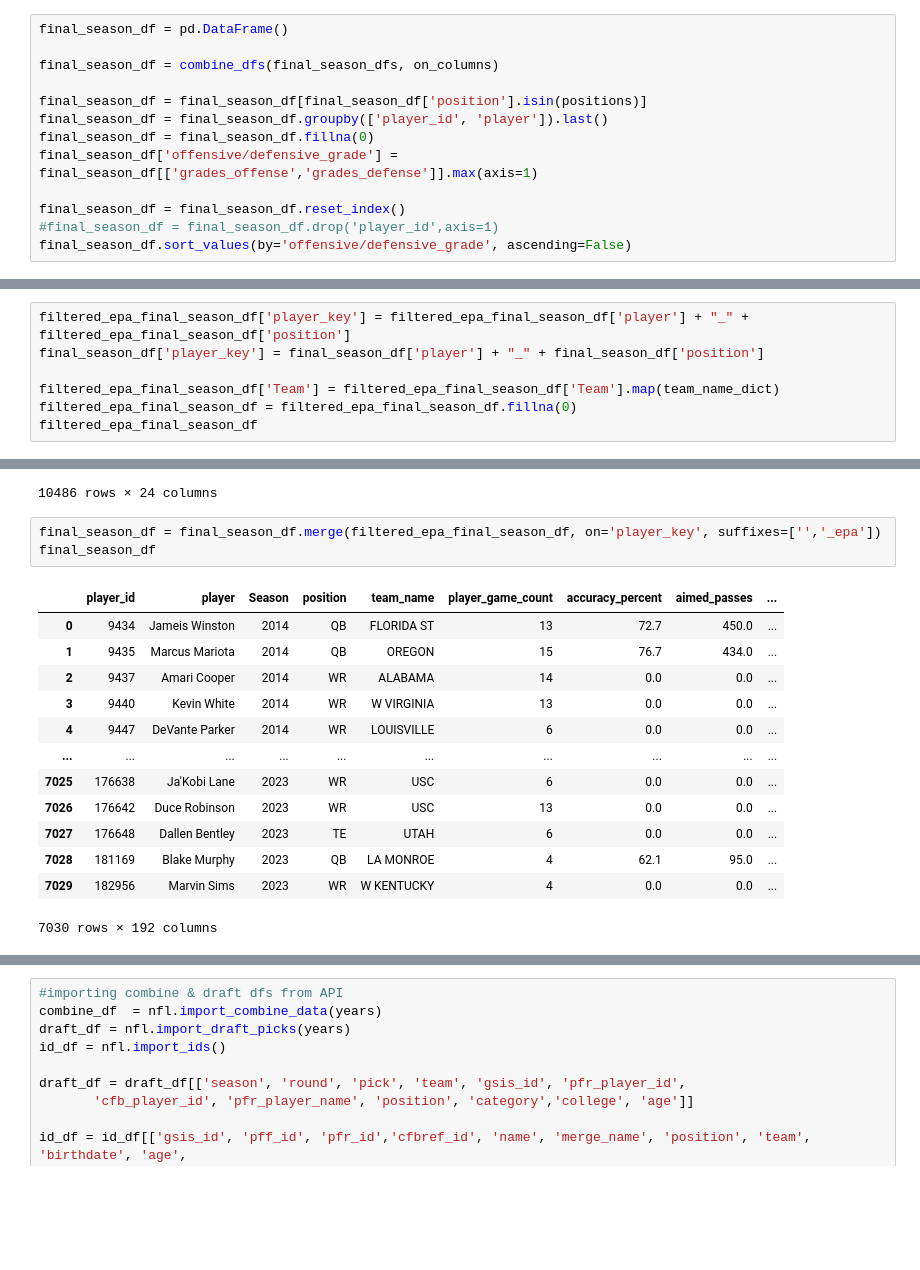
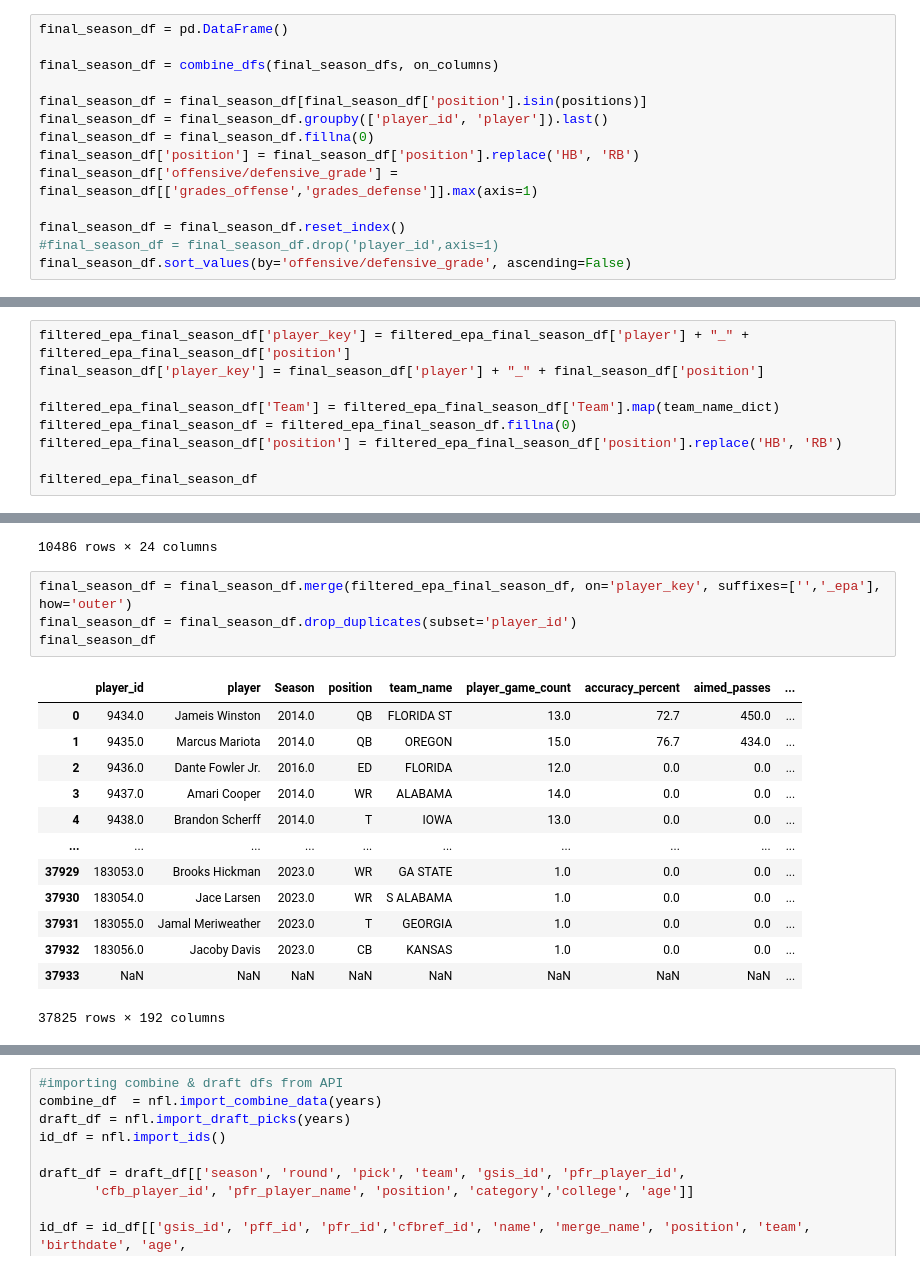
Before and after one commit to JoshKepler/Portfolio, a Jupyter notebook: NFL Project/Projected Draft Position & Stats.ipynb, the cells around one changed output, grey strips where cells are left out. Drawn from its saved outputs; the diff is of its cells as text; blank space fills up the shorter version.

```diff
--- a/NFL Project/Projected Draft Position & Stats.ipynb
+++ b/NFL Project/Projected Draft Position & Stats.ipynb
@@ -368,6 +364,7 @@ final_season_df = combine_dfs(final_season_dfs, on_columns)
 final_season_df = final_season_df[final_season_df['position'].isin(positions)]
 final_season_df = final_season_df.groupby(['player_id', 'player']).last()
 final_season_df = final_season_df.fillna(0)
+final_season_df['position'] = final_season_df['position'].replace('HB', 'RB')
 final_season_df['offensive/defensive_grade'] = final_season_df[['grades_offense','grades_defense']].max(axis=1)
 
 final_season_df = final_season_df.reset_index()
@@ -393,6 +390,8 @@ final_season_df['player_key'] = final_season_df['player'] + "_" + final_season_d
 
 filtered_epa_final_season_df['Team'] = filtered_epa_final_season_df['Team'].map(team_name_dict)
 filtered_epa_final_season_df = filtered_epa_final_season_df.fillna(0)
+filtered_epa_final_season_df['position'] = filtered_epa_final_season_df['position'].replace('HB', 'RB')
+
 filtered_epa_final_season_df
 # %% [output]
 |  | player_id | player | Season | position | Team | Conference | CountablePlays | AveragePPA All | ... |
@@ -409,21 +408,22 @@ filtered_epa_final_season_df
 | 10485 | 5163026 | Wyatt McClour | 2023 | TE | NEW MEXICO | Mountain West | 1 | 2.511 | ... |
 10486 rows × 24 columns
 # %%
-final_season_df = final_season_df.merge(filtered_epa_final_season_df, on='player_key', suffixes=['','_epa'])
+final_season_df = final_season_df.merge(filtered_epa_final_season_df, on='player_key', suffixes=['','_epa'], how='outer')
+final_season_df = final_season_df.drop_duplicates(subset='player_id')
 final_season_df
 # %% [output]
 |  | player_id | player | Season | position | team_name | player_game_count | accuracy_percent | aimed_passes | ... |
-| 0 | 9434 | Jameis Winston | 2014 | QB | FLORIDA ST | 13 | 72.7 | 450.0 | ... |
-| 1 | 9435 | Marcus Mariota | 2014 | QB | OREGON | 15 | 76.7 | 434.0 | ... |
-| 2 | 9437 | Amari Cooper | 2014 | WR | ALABAMA | 14 | 0.0 | 0.0 | ... |
-| 3 | 9440 | Kevin White | 2014 | WR | W VIRGINIA | 13 | 0.0 | 0.0 | ... |
-| 4 | 9447 | DeVante Parker | 2014 | WR | LOUISVILLE | 6 | 0.0 | 0.0 | ... |
+| 0 | 9434.0 | Jameis Winston | 2014.0 | QB | FLORIDA ST | 13.0 | 72.7 | 450.0 | ... |
+| 1 | 9435.0 | Marcus Mariota | 2014.0 | QB | OREGON | 15.0 | 76.7 | 434.0 | ... |
+| 2 | 9436.0 | Dante Fowler Jr. | 2016.0 | ED | FLORIDA | 12.0 | 0.0 | 0.0 | ... |
+| 3 | 9437.0 | Amari Cooper | 2014.0 | WR | ALABAMA | 14.0 | 0.0 | 0.0 | ... |
+| 4 | 9438.0 | Brandon Scherff | 2014.0 | T | IOWA | 13.0 | 0.0 | 0.0 | ... |
 | ... | ... | ... | ... | ... | ... | ... | ... | ... | ... |
-| 7025 | 176638 | Ja'Kobi Lane | 2023 | WR | USC | 6 | 0.0 | 0.0 | ... |
-| 7026 | 176642 | Duce Robinson | 2023 | WR | USC | 13 | 0.0 | 0.0 | ... |
-| 7027 | 176648 | Dallen Bentley | 2023 | TE | UTAH | 6 | 0.0 | 0.0 | ... |
-| 7028 | 181169 | Blake Murphy | 2023 | QB | LA MONROE | 4 | 62.1 | 95.0 | ... |
-| 7029 | 182956 | Marvin Sims | 2023 | WR | W KENTUCKY | 4 | 0.0 | 0.0 | ... |
+| 37929 | 183053.0 | Brooks Hickman | 2023.0 | WR | GA STATE | 1.0 | 0.0 | 0.0 | ... |
+| 37930 | 183054.0 | Jace Larsen | 2023.0 | WR | S ALABAMA | 1.0 | 0.0 | 0.0 | ... |
+| 37931 | 183055.0 | Jamal Meriweather | 2023.0 | T | GEORGIA | 1.0 | 0.0 | 0.0 | ... |
+| 37932 | 183056.0 | Jacoby Davis | 2023.0 | CB | KANSAS | 1.0 | 0.0 | 0.0 | ... |
+| 37933 | NaN | NaN | NaN | NaN | NaN | NaN | NaN | NaN | ... |
-7030 rows × 192 columns
+37825 rows × 192 columns
 # %%
 player_df = career_df.merge(final_season_df, on='player_id', suffixes=['_career','_final_season'])
```
Also changed, not shown: parts of 43 cells of this notebook.
